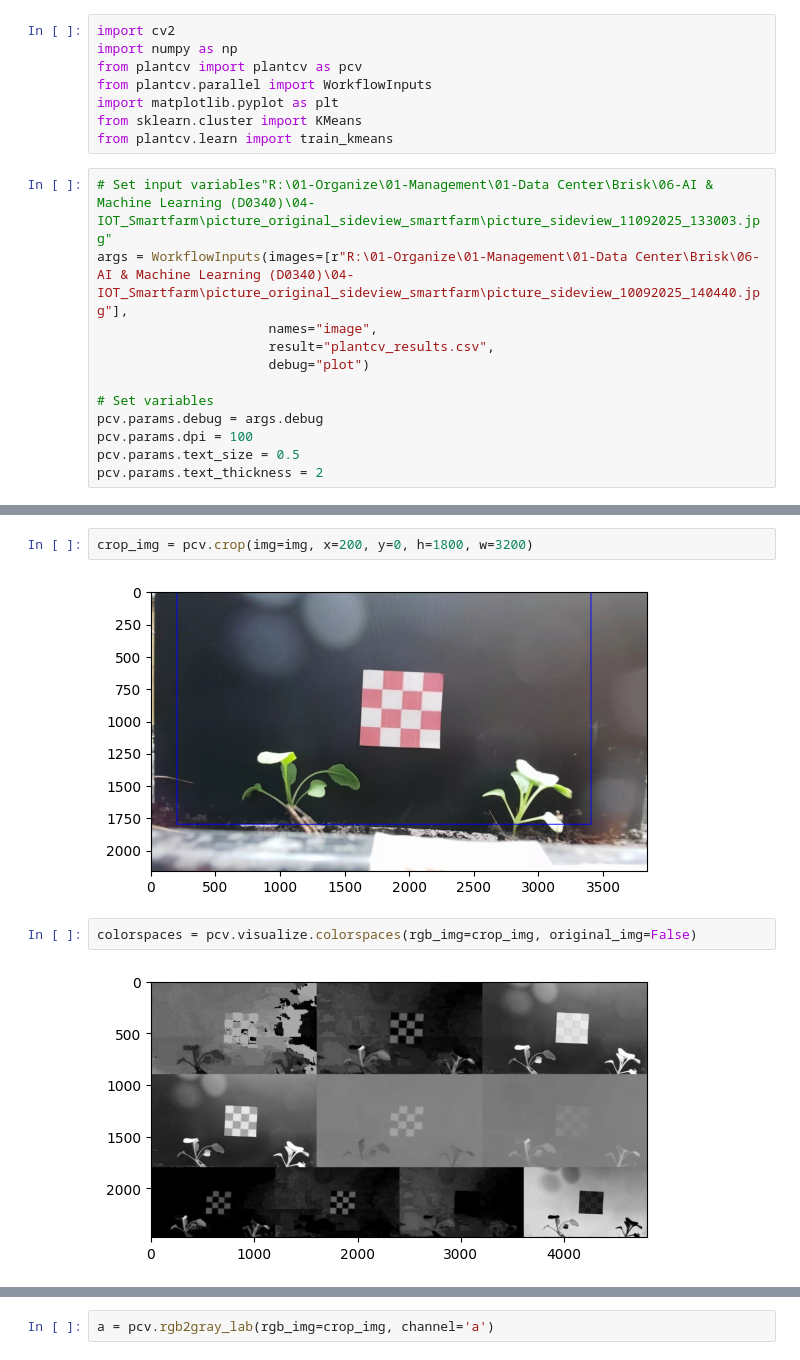
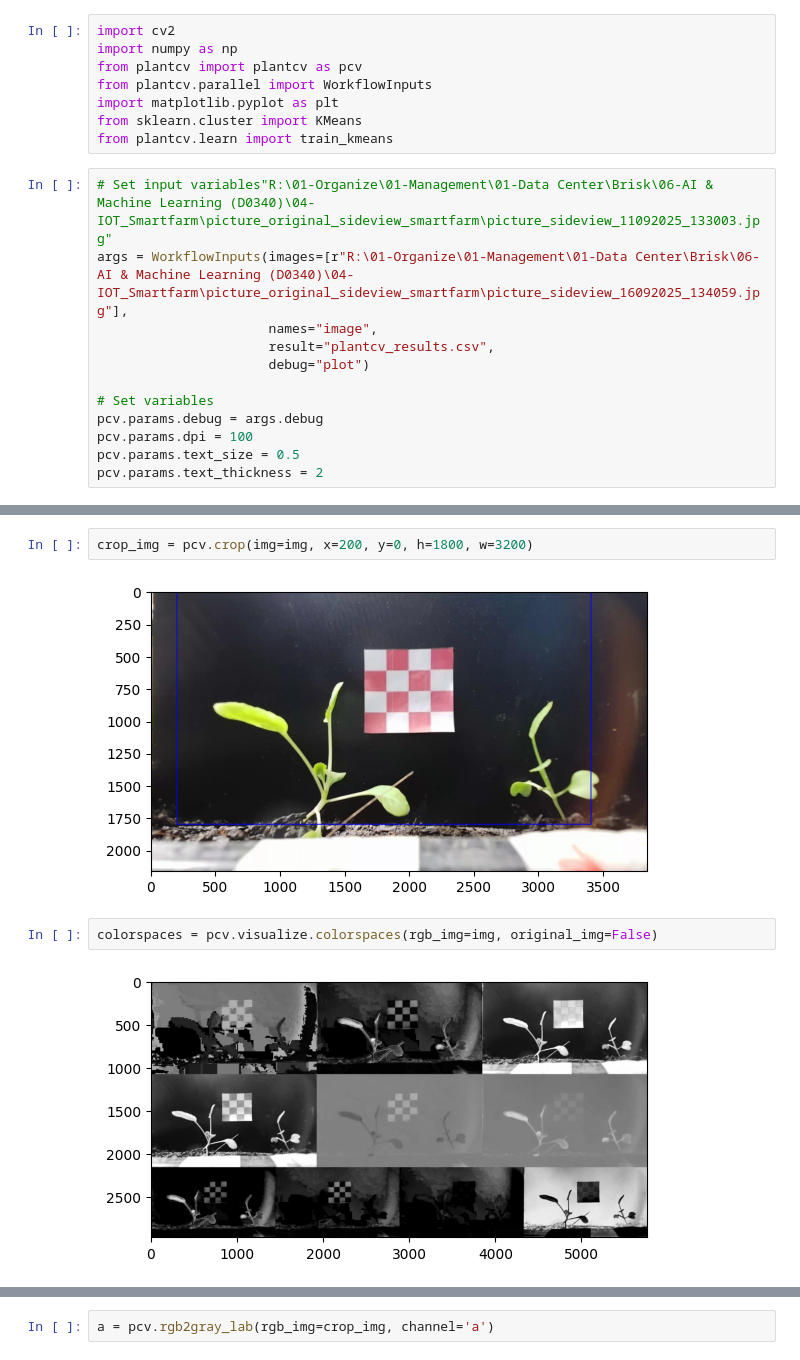
Before and after one commit to Pimmmvxg/Plant_analysis, a Jupyter notebook: notebooks/segmenting/side_view copy 2.ipynb, the cells around one changed output, grey strips where cells are left out. Drawn from its saved outputs; the diff is of its cells as text.

```diff
--- a/notebooks/segmenting/side_view copy 2.ipynb
+++ b/notebooks/segmenting/side_view copy 2.ipynb
@@ -8,7 +8,7 @@ from sklearn.cluster import KMeans
 from plantcv.learn import train_kmeans
 # %%
 # Set input variables"R:\01-Organize\01-Management\01-Data Center\Brisk\06-AI & Machine Learning (D0340)\04-IOT_Smartfarm\picture_original_sideview_smartfarm\picture_sideview_11092025_133003.jpg"
-args = WorkflowInputs(images=[r"R:\01-Organize\01-Management\01-Data Center\Brisk\06-AI & Machine Learning (D0340)\04-IOT_Smartfarm\picture_original_sideview_smartfarm\picture_sideview_10092025_140440.jpg"],
+args = WorkflowInputs(images=[r"R:\01-Organize\01-Management\01-Data Center\Brisk\06-AI & Machine Learning (D0340)\04-IOT_Smartfarm\picture_original_sideview_smartfarm\picture_sideview_16092025_134059.jpg"],
                       names="image",
                       result="plantcv_results.csv",
                       debug="plot")
@@ -25,11 +25,11 @@ img, imgpath, imgname = pcv.readimage(filename=args.image)
 # %%
 crop_img = pcv.crop(img=img, x=200, y=0, h=1800, w=3200)
 # %% [output]
-[figure, old version]
+[figure, new version]
 # %%
-colorspaces = pcv.visualize.colorspaces(rgb_img=crop_img, original_img=False)
+colorspaces = pcv.visualize.colorspaces(rgb_img=img, original_img=False)
 # %% [output]
-[figure, old version]
+[figure, new version]
 # %%
 gray = pcv.rgb2gray(rgb_img=crop_img)
 # %% [output]
```
Also changed, not shown: parts of 5 cells of this notebook, 10 other files.
